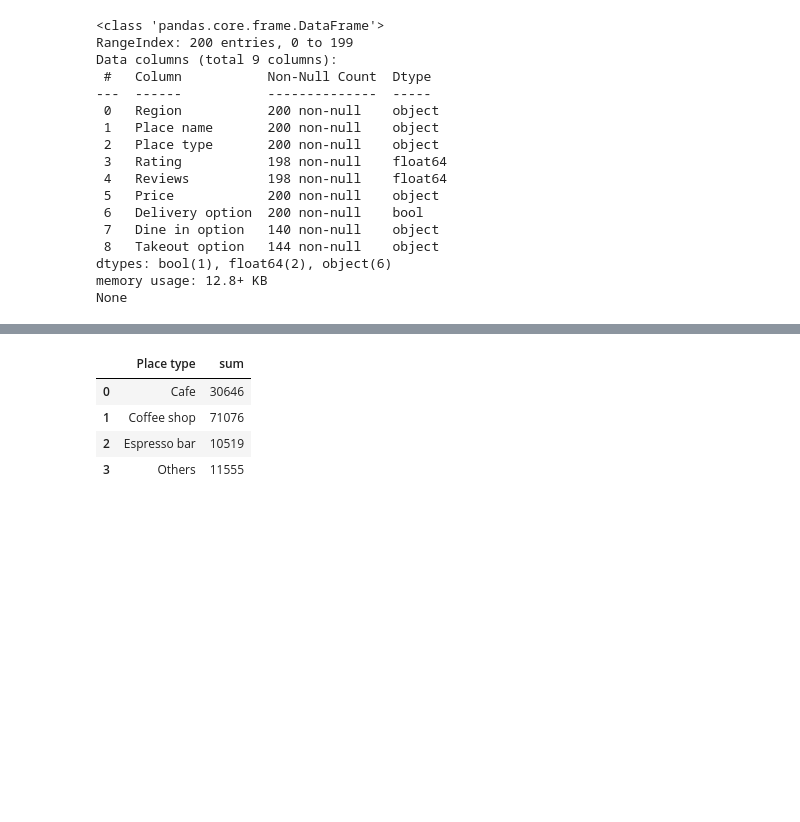
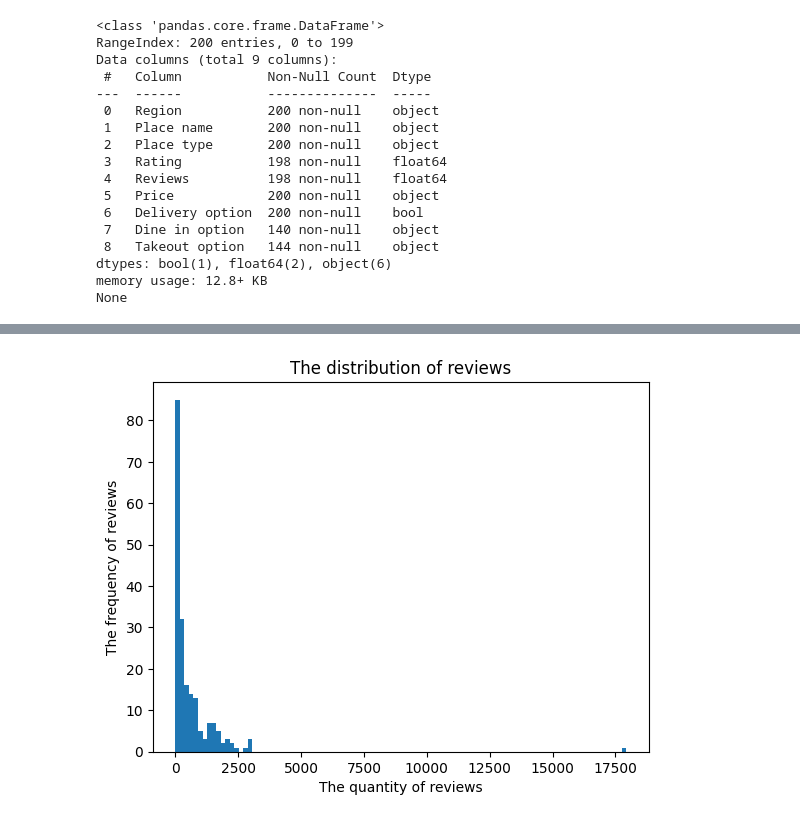
Before and after one commit to LeilaZakharova/moc_sql_coffeine_form, a Jupyter notebook: report.ipynb, the cells around one changed output, grey strips where cells are left out. Cells and saved outputs as stored; diff of their text form; code cells hidden in the pictures; blank space fills up the shorter version.

Commit message:
Add plots

```diff
--- a/report.ipynb
+++ b/report.ipynb
@@ -97,10 +99,12 @@ print(coffee_shops['Rating'].isna().sum())
 | 2 | Espresso bar | 204.0 | 11 | 1908 |
 | 3 | Others | 167.0 | 10 | 2381 |
 # %%
+#create a histogram to see the distribution of reviews
+plt.hist(cleaned_coffee_shops['Reviews'], bins=100)
+plt.xlabel('The quantity of reviews')
+plt.ylabel('The frequency of reviews')
+plt.title('The distribution of reviews')
+plt.show()
 # %% [output]
-|  | Place type | sum |
-| 0 | Cafe | 30646 |
-| 1 | Coffee shop | 71076 |
-| 2 | Espresso bar | 10519 |
-| 3 | Others | 11555 |
+[figure, added]
 # %%
```
Also changed, not shown: parts of 4 cells of this notebook.
